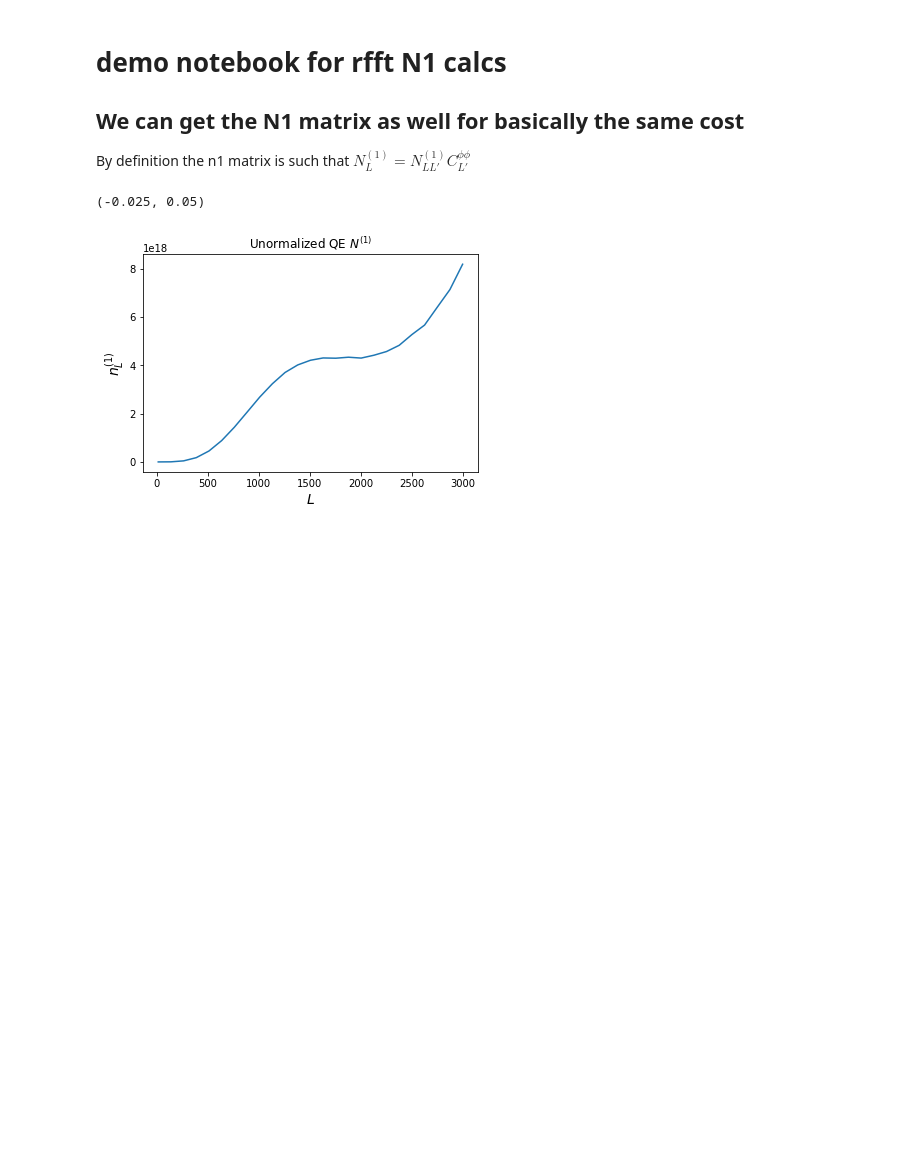
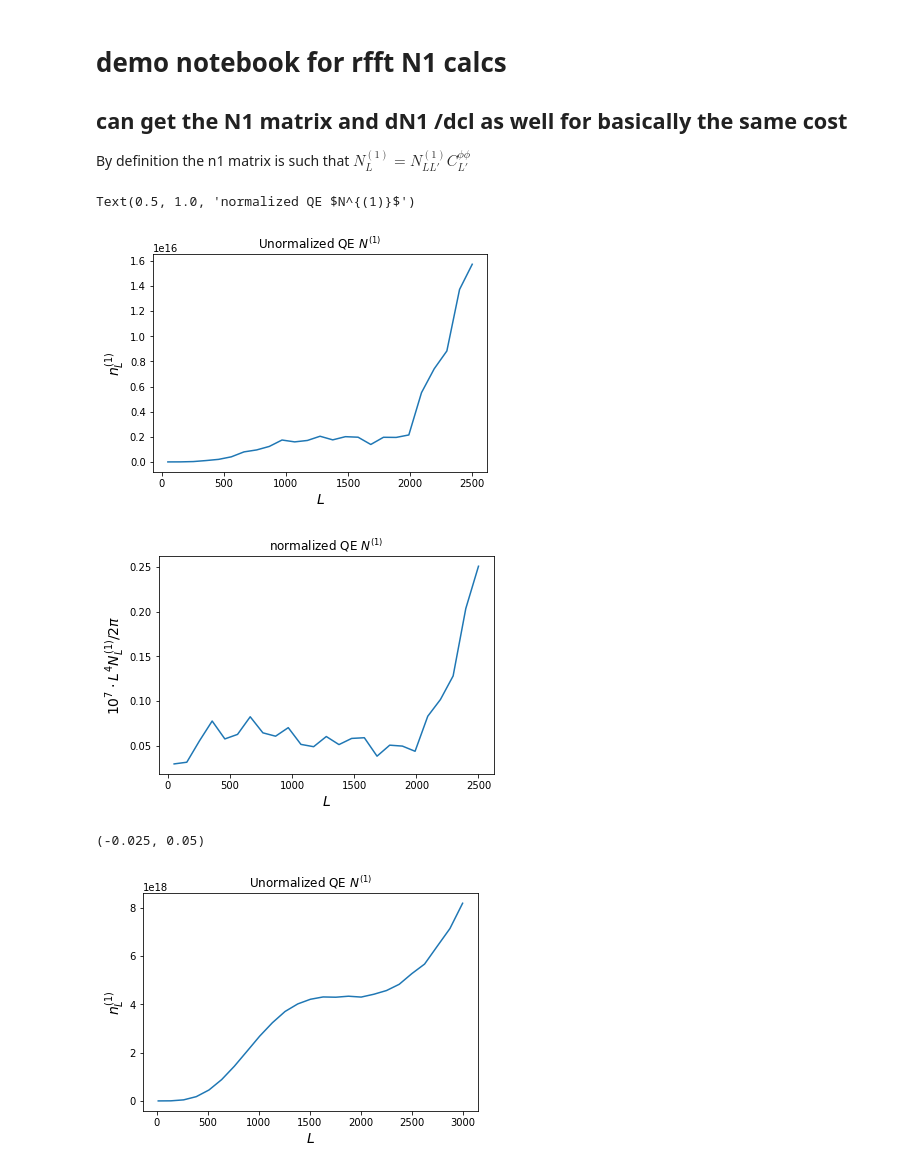
Before and after one commit to NextGenCMB/lensitbiases, a Jupyter notebook: demo_N1.ipynb, the cells around one changed output. Cells and saved outputs as stored; diff of their text form; code cells hidden in the pictures; blank space fills up the shorter version.

Commit message:
planck TT example

```diff
--- a/demo_N1.ipynb
+++ b/demo_N1.ipynb
@@ -1,7 +1,7 @@
 # %% [markdown]
 # demo notebook for rfft N1 calcs
 
-## We can get the N1 matrix as well for basically the same cost
+## can get the N1 matrix and dN1 /dcl as well for basically the same cost
 
 By definition the n1 matrix is such that $N^{(1)}_L = N^{(1)}_{LL'}C^{\phi\phi}_{L'}$
 # %%
@@ -14,6 +14,41 @@ from scipy.interpolate import UnivariateSpline as spl
 %matplotlib inline
 
 cls_unl, cls_len, cls_grad = lb.get_default_cls() # default CMB cls (put here the one you are using)
+# %%
+# planck TT N1:
+lminbox=50
+# N1 depends on the relation between the filtered and CMB maps (fal matrix):
+fal = utils_n1.get_fal(clscmb_filt=cls_len, clscmb_dat=cls_len,
+                       lmin_ivf=100, lmax_ivf=2048, nlevt=35., nlevp=55., beam=5., jt_tp=False)[1]
+fal['ee'] *= 0 # using T only
+fal['bb'] *= 0 # using T only
+
+if 'te' in fal.keys():
+    fal['te'] *= 0.
+
+# Building (unnormalized estimate) N1 on a grid of 50 points
+lib_n1 = n1_fft.n1_fft(fal, cls_len, cls_grad, cls_unl['pp'], lminbox=lminbox, lmaxbox=2500)
+Ls_n1 = np.linspace(lminbox, 2500, 25)
+n1_PLlike = np.array([lib_n1.get_n1('ptt', L, do_n1mat=False) for L in Ls_n1])
+
+pl.plot(Ls_n1, n1_PLlike)
+pl.xlabel(r'$L$', fontsize=14)
+pl.ylabel(r'$n_L^{(1)}$', fontsize=14)
+pl.title(r'Unormalized QE $N^{(1)}$')
+
+
+# the normalization should be the same as the one used in ones' analysis. Here's one way to get it with this package
+(R_gg, R_cc), Ls_r = n0_fft.nhl_fft(fal, cls_grad, lminbox=lminbox, lmaxbox=4000).get_nhl('ptt')  # gradient and curl responses, and multipoles
+
+pl.figure()
+pl.plot(Ls_n1, Ls_n1 ** 2 * (Ls_n1 + 1) ** 2 * n1_PLlike / spl(Ls_r, R_gg, k=2, s=0, ext='zeros')(Ls_n1) ** 2 * 1e7 / 2. / np.pi)
+pl.xlabel(r'$L$', fontsize=14)
+pl.ylabel(r'$10^7\cdot L^4 N_L^{(1)} /2\pi$', fontsize=14)
+pl.title(r'normalized QE $N^{(1)}$')
+# %% [output]
+Text(0.5, 1.0, 'normalized QE $N^{(1)}$')
+[figure, added]
+[figure, added]
 # %%
 # S4 polarization N1:
 lminbox=14
```
